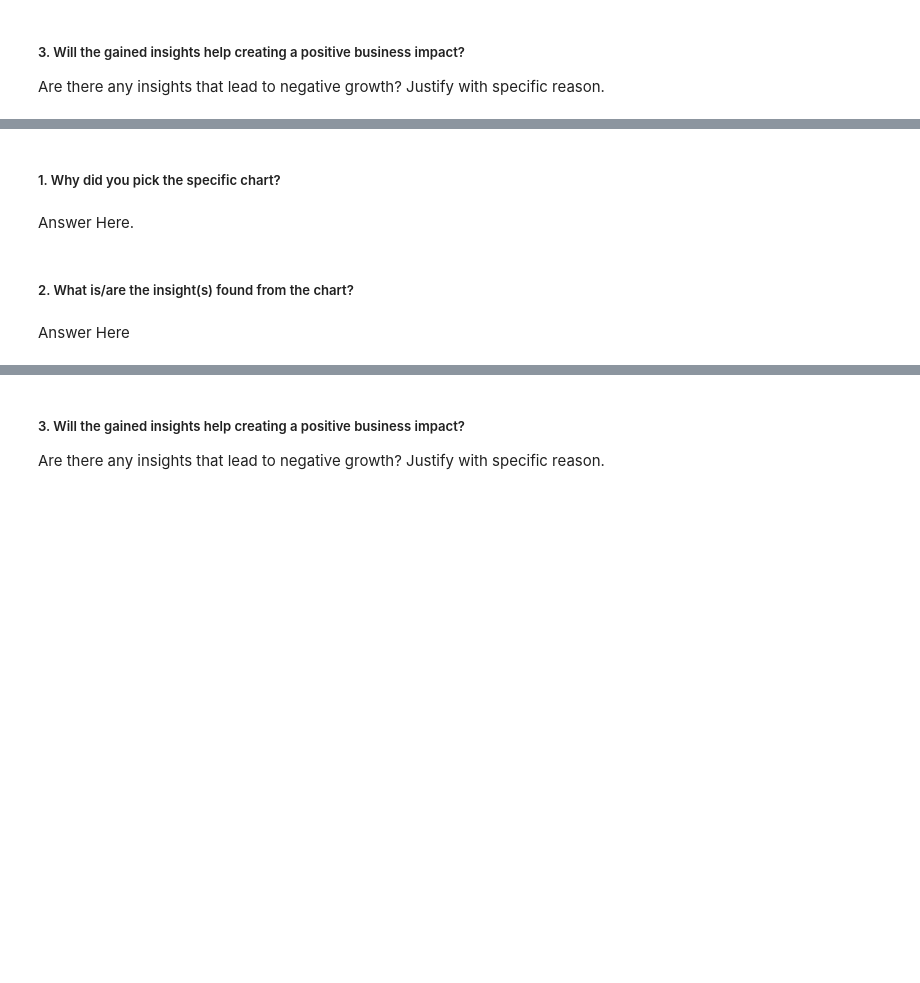
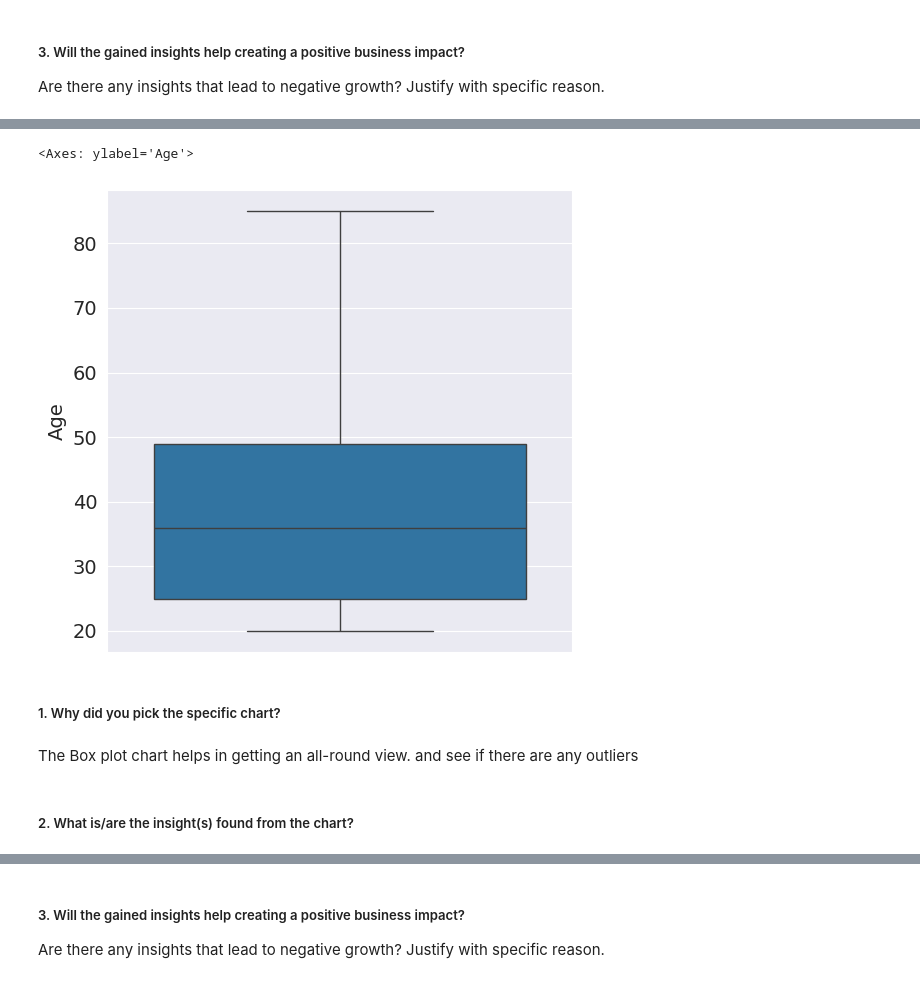
Before and after one commit to NIKHILNIGUDKAR/Health-Insurance-Cross-Sell-Prediction, a Jupyter notebook: Health_Insurance_Cross_Sell_Prediction.ipynb, the cells around one changed output, grey strips where cells are left out. Drawn from its saved outputs; the diff is of its cells as text; code cells hidden in the pictures; blank space fills up the shorter version.

```diff
--- a/Health_Insurance_Cross_Sell_Prediction.ipynb
+++ b/Health_Insurance_Cross_Sell_Prediction.ipynb
@@ -571,10 +583,13 @@ Answer Here
 # %%
 # Chart - 7 visualization code
+plt.figure(figsize=(6,6))
+sns.boxplot(df['Age'])
+# %% [output]
+<Axes: ylabel='Age'>
+[figure, added]
 # %% [markdown]
 ##### 1. Why did you pick the specific chart?
-# %% [markdown]
-Answer Here.
+# %% [markdown]
+The Box plot chart helps in getting an all-round view. and see if there are any outliers
 # %% [markdown]
 ##### 2. What is/are the insight(s) found from the chart?
-# %% [markdown]
-Answer Here
```
Also changed, not shown: parts of 74 cells of this notebook.
